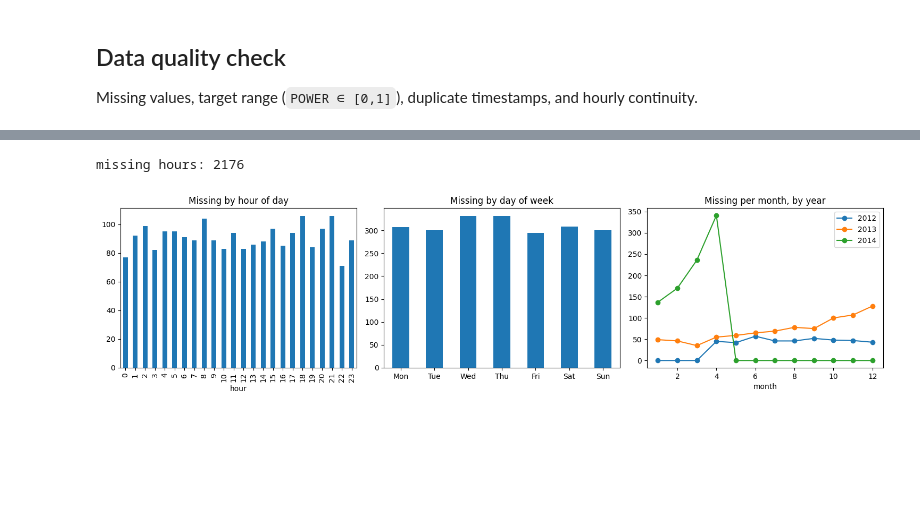
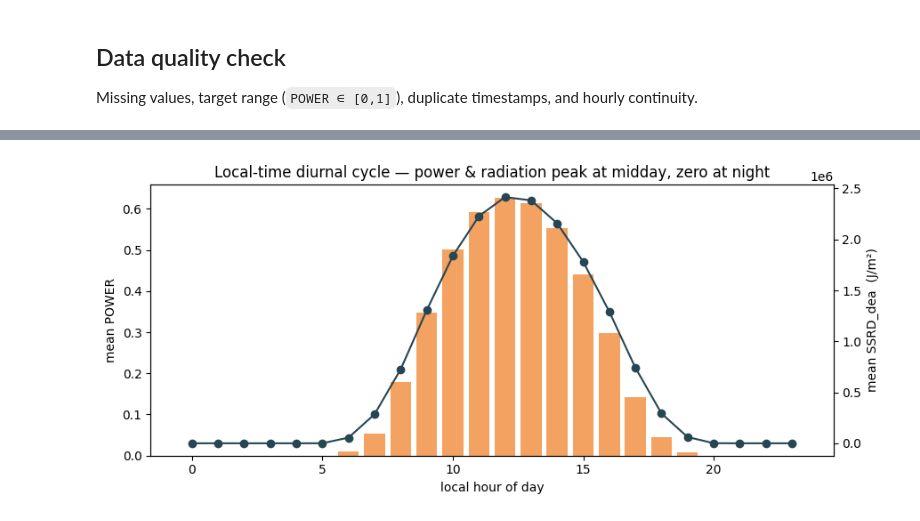
Before and after one commit to linnnFang/Solar_Prediction, a Jupyter notebook: notebook/DEFCom/DEFCom_EDA.ipynb, the cells around one changed output, grey strips where cells are left out. Drawn from its saved outputs; the diff is of its cells as text; code cells hidden in the pictures; blank space fills up the shorter version.

```diff
--- a/notebook/DEFCom/DEFCom_EDA.ipynb
+++ b/notebook/DEFCom/DEFCom_EDA.ipynb
@@ -56,16 +57,15 @@ LSP = large-scale / stratiform precipitation，大尺度层状降水，比如持
 ###  Accumulated fields
 The 4 variables marked **"accumulated"** — **SSRD (169), STRD (175), TSR (178), TP (228)** — are **not instantaneous values**. They accumulate from the forecast start time and **reset** periodically.
 # %%
-# 12 predictor columns
-NWP_VARS = ["VAR78", "VAR79", "VAR134", "VAR157", "VAR164", "VAR165",
-            "VAR166", "VAR167", "VAR169", "VAR175", "VAR178", "VAR228"]
+# Assemble the clean Task-15 table (train + solution + predictors, de-accumulated),
+# then add features (local time, cyclic encodings, wind speed).
+ds = GEFComTask15().load().deaccumulate()
+zones = ds.per_zone()
+df = ds.combined                                  # clean base table: raw + *_dea columns
+fdf = FeatureBuilder(df).add_all().build()        # base + engineered features
 
-# Accumulated fields
-ACCUM_VARS = ["VAR169", "VAR175", "VAR178", "VAR228"]
-
-zones, df = load_all_zones(NWP_VARS)
 for z, d in zones.items():
-    print(f"Zone {z}: {d.shape[0]:>6} rows | {d.ts.min()} -> {d.ts.max()}")
-print("Combined:", df.shape)
+    print(f"Zone {z}: {len(d):>6} rows | {d.ts.min()} -> {d.ts.max()}")
+print("Combined:", df.shape, "| with features:", fdf.shape)
 df.head()
 # %% [output]
@@ -142,22 +117,14 @@ Name: count, dtype: int64
 # %%
-# Missing timestamps (Zone 1 = shared grid): when do they occur?
-full = pd.date_range(zones[1].ts.min(), zones[1].ts.max(), freq="1h")
-miss = full.difference(zones[1].ts)
-print("missing hours:", len(miss))
+# Diurnal cycle in LOCAL time: mean POWER and mean hourly SSRD by local hour of day.
+g = fdf.groupby("hour").agg(power=("POWER", "mean"), ssrd=("VAR169_dea", "mean"))
 
-fig, ax = plt.subplots(1, 3, figsize=(15, 4))
-
-pd.Series(miss.hour).value_counts().sort_index().plot.bar(ax=ax[0])
-ax[0].set_title("Missing by hour of day"); ax[0].set_xlabel("hour")
-
-pd.Series(miss.dayofweek).value_counts().sort_index().plot.bar(ax=ax[1])
-ax[1].set_title("Missing by day of week")
-ax[1].set_xticklabels(["Mon","Tue","Wed","Thu","Fri","Sat","Sun"], rotation=0)
-
-piv = pd.Series(1, miss).groupby([miss.month, miss.year]).size().unstack(fill_value=0)
-piv.plot(marker="o", ax=ax[2]); ax[2].set_title("Missing per month, by year"); ax[2].set_xlabel("month")
-
+fig, ax1 = plt.subplots(figsize=(9, 4))
+ax1.bar(g.index, g.power, color="#f4a261", label="mean POWER")
+ax1.set_xlabel("local hour of day"); ax1.set_ylabel("mean POWER")
+ax2 = ax1.twinx()
+ax2.plot(g.index, g.ssrd, color="#264653", marker="o", label="mean SSRD (hourly)")
+ax2.set_ylabel("mean SSRD_dea  (J/m²)")
+ax1.set_title("Local-time diurnal cycle — power & radiation peak at midday, zero at night")
 plt.tight_layout(); plt.show()
 # %% [output]
-missing hours: 2176
-[figure, old version]
+[figure, new version]
```
Also changed, not shown: parts of 10 cells of this notebook, 8 other files.
